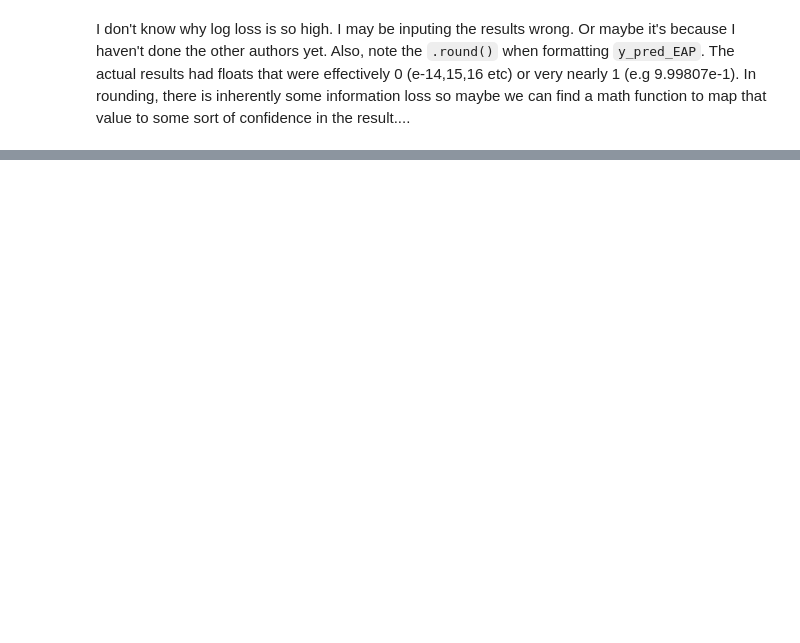
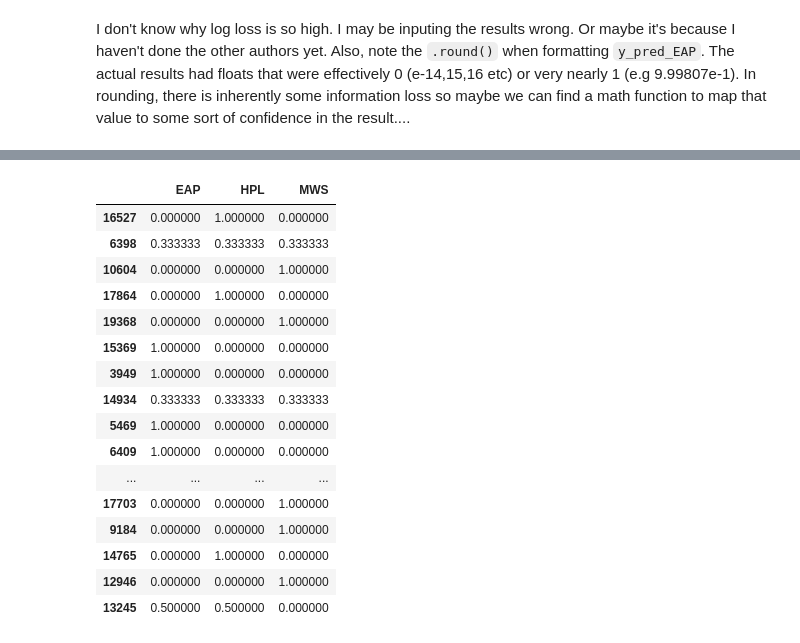
Before and after one commit to Yablargo/spoopy, a Jupyter notebook: SpoopyAuthorsModel_Attemp1.ipynb, the cells around one changed output, grey strips where cells are left out. Cells and saved outputs as stored; diff of their text form; code cells hidden in the pictures; blank space fills up the shorter version.

```diff
--- a/SpoopyAuthorsModel_Attemp1.ipynb
+++ b/SpoopyAuthorsModel_Attemp1.ipynb
@@ -260,0 +380,13 @@ I don't know why log loss is so high. I may be inputing the results wrong. Or ma
+# %%
+# Get a prediction from the test data we split off earlier -- We have the correct labels for this in y_test_HPL
+y_pred_HPL = gs_HPL.predict_proba(X_test_HPL)
+
+# Reformat results
+y_pred_HPL = np.array(y_pred_HPL)
+y_pred_HPL = pd.Series(index=y_test_HPL.index,
+                       data=y_pred_HPL[:,1]
+                      ).round()
+
+print(y_pred_HPL.head(10))
+print
+print(y_test_HPL.head(10))
@@ -260,0 +452,37 @@ I don't know why log loss is so high. I may be inputing the results wrong. Or ma
+# %%
+# Implement logic to make confidence guess
+# This is very basic logic:
+# - We will use a 0 for 0
+# - We will use a 1 for 1
+# - We will use .333 in cases where all guesses are 0 or all 1
+# - We will use .5 in cases where exactly two authors recieved 1
+
+y_pred_confidence = y_pred_merged.copy()
+for i, rw in y_pred_merged.iterrows():
+    cumsum = rw[0] + rw[1] + rw[2]
+
+    # Case all 0's or all 1's
+    if cumsum == 0 or cumsum == 3:
+        y_pred_confidence.loc[i,:] = (1.0/3.0)
+    elif cumsum == 2:
+        y_pred_confidence.loc[i,:] *= .5 # This multiplies 1's by .5 while leaving the 0 unchanged
+
+y_pred_confidence.head(30)
+# %% [output]
+|  | EAP | HPL | MWS |
+| 16527 | 0.000000 | 1.000000 | 0.000000 |
+| 6398 | 0.333333 | 0.333333 | 0.333333 |
+| 10604 | 0.000000 | 0.000000 | 1.000000 |
+| 17864 | 0.000000 | 1.000000 | 0.000000 |
+| 19368 | 0.000000 | 0.000000 | 1.000000 |
+| 15369 | 1.000000 | 0.000000 | 0.000000 |
+| 3949 | 1.000000 | 0.000000 | 0.000000 |
+| 14934 | 0.333333 | 0.333333 | 0.333333 |
+| 5469 | 1.000000 | 0.000000 | 0.000000 |
+| 6409 | 1.000000 | 0.000000 | 0.000000 |
+| ... | ... | ... | ... |
+| 17703 | 0.000000 | 0.000000 | 1.000000 |
+| 9184 | 0.000000 | 0.000000 | 1.000000 |
+| 14765 | 0.000000 | 1.000000 | 0.000000 |
+| 12946 | 0.000000 | 0.000000 | 1.000000 |
+| 13245 | 0.500000 | 0.500000 | 0.000000 |
```
Also changed, not shown: parts of 26 cells of this notebook.
